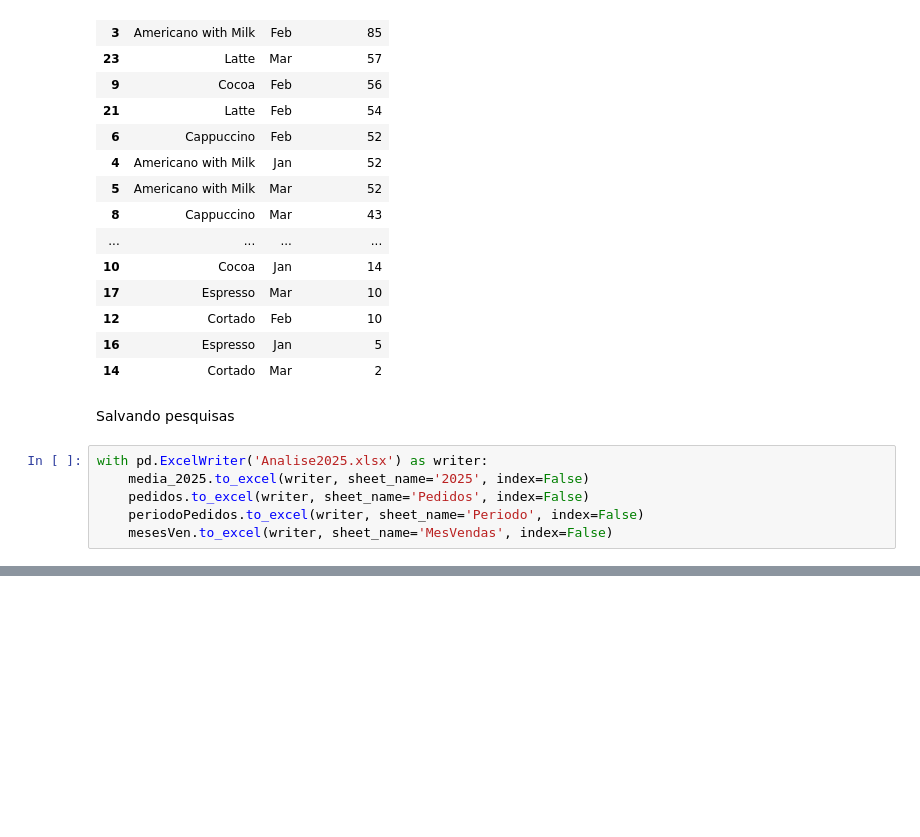
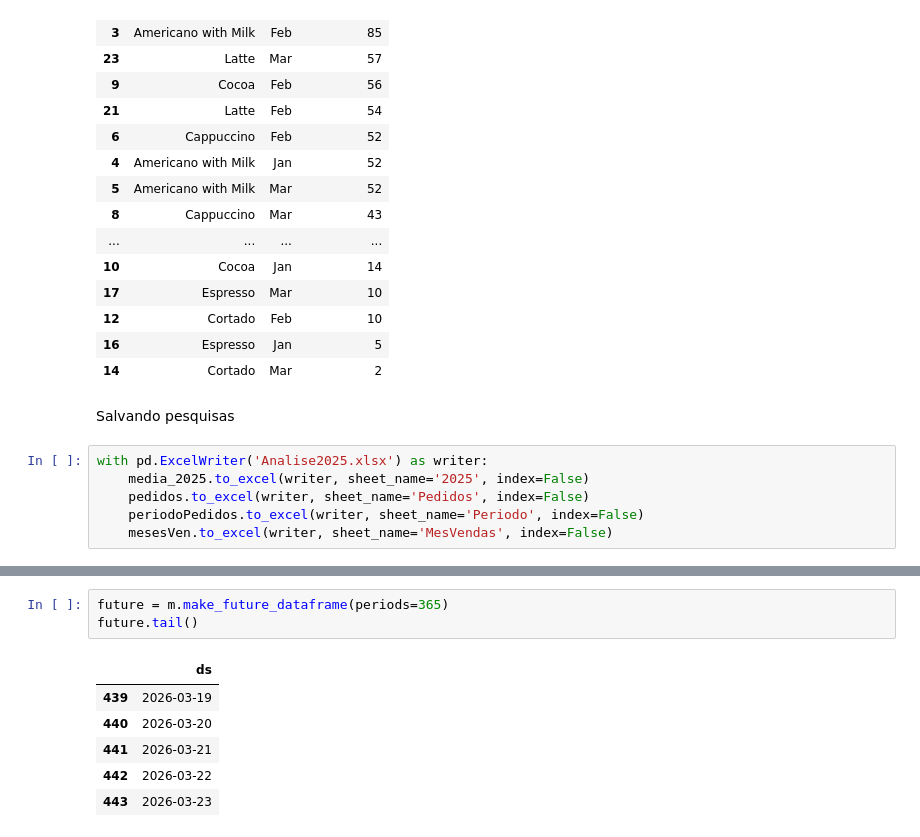
Before and after one commit to ViniciusHTSilva/Analise-Cafeteria, a Jupyter notebook: main.ipynb, the cells around one changed output, grey strips where cells are left out. Cells and saved outputs as stored; diff of their text form; blank space fills up the shorter version.

```diff
--- a/main.ipynb
+++ b/main.ipynb
@@ -172,0 +232,10 @@ with pd.ExcelWriter('Analise2025.xlsx') as writer:
+# %%
+future = m.make_future_dataframe(periods=365)
+future.tail()
+# %% [output]
+|  | ds |
+| 439 | 2026-03-19 |
+| 440 | 2026-03-20 |
+| 441 | 2026-03-21 |
+| 442 | 2026-03-22 |
+| 443 | 2026-03-23 |
```
Also changed, not shown: parts of 12 cells of this notebook, 1 other file.
